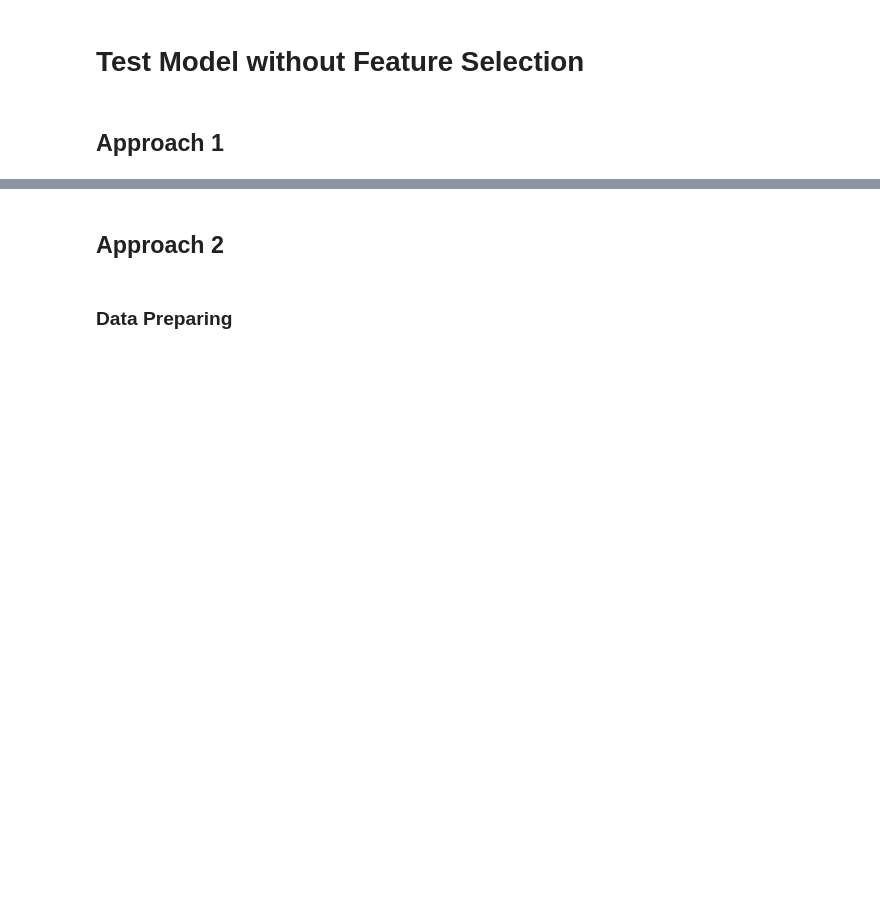
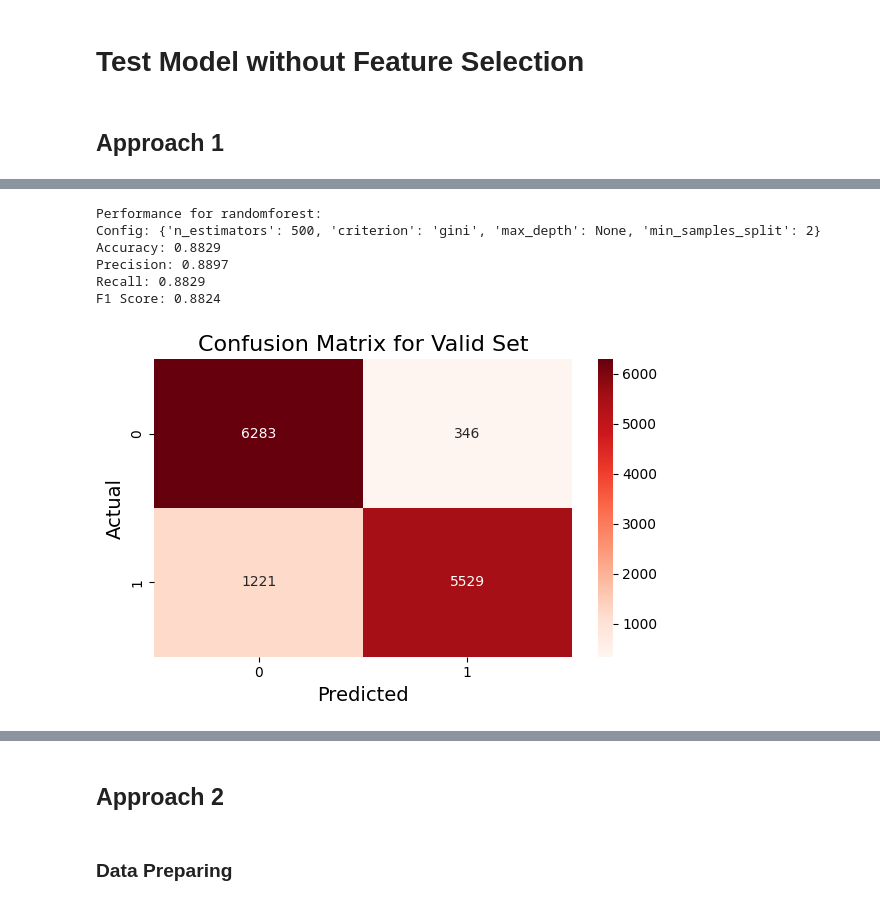
Before and after one commit to BaoVoThuong/4G_Behavior_Analysis, a Jupyter notebook: src/Model.ipynb, the cells around one changed output, grey strips where cells are left out. Saved outputs shown, nothing was run; the diff lists cells and outputs as text; code cells hidden in the pictures; blank space fills up the shorter version.

Commit message:
fix slide + Update model

```diff
--- a/src/Model.ipynb
+++ b/src/Model.ipynb
@@ -390,7 +378,7 @@ class MachineLearning:
         y_pred = model.predict(self.X_test)
         cm = confusion_matrix(self.Y_test, y_pred)
         plt.figure(figsize=(6, 4))
-        sns.heatmap(cm, annot=True, fmt='d', cmap='Blues')
+        sns.heatmap(cm, annot=True, fmt='d', cmap='Reds')
         plt.title(f"Confusion Matrix for {model_name}", fontsize=16)
         plt.xlabel("Predicted", fontsize=14)
         plt.ylabel("Actual", fontsize=14)
@@ -409,9 +397,13 @@ class MachineLearning:
         print(f"Recall: {recall_score(Y_test, y_pred, average='weighted'):.4f}")
         print(f"F1 Score: {f1_score(Y_test, y_pred, average='weighted'):.4f}")
         cm = confusion_matrix(Y_test, y_pred)
+        name = ''
+        if valid == True:
+            name = 'Valid Set'
+        else : name = 'Test Set'
         plt.figure(figsize=(6, 4))
-        sns.heatmap(cm, annot=True, fmt='d', cmap='Blues')
-        plt.title(f"Confusion Matrix for {model_name}", fontsize=16)
+        sns.heatmap(cm, annot=True, fmt='d', cmap='Reds')
+        plt.title(f"Confusion Matrix for {name}", fontsize=16)
         plt.xlabel("Predicted", fontsize=14)
         plt.ylabel("Actual", fontsize=14)
         plt.tight_layout()
@@ -511,7 +503,7 @@ class MachineLearning:
 # %% [markdown]
 ## Approach 1
 # %%
-def preprocess_data_approach1(user,context,mpu):
+def preprocess_data_approach1(user,context,mpu, resample = False):
     df = user.merge(context,on='id',how ='left')
     df= df.merge(mpu,on='id',how ='left')
     X = df.drop(columns=['accept','gender'])
@@ -522,6 +514,7 @@ def preprocess_data_approach1(user,context,mpu):
     X_encoded = encoder.fit_transform(X[categorical_cols])
     X_encoded_df = pd.DataFrame(X_encoded, columns=encoder.get_feature_names_out(categorical_cols))
     X = pd.concat([X[continuous_cols].reset_index(drop=True), X_encoded_df.reset_index(drop=True)], axis=1)
-    smote = SMOTE(sampling_strategy='auto', random_state=42)
-    X, y = smote.fit_resample(X, y)
+    if resample == True:
+        smote = SMOTE(sampling_strategy='auto', random_state=42)
+        X, y = smote.fit_resample(X, y)
     return X,y
@@ -565,0 +563,6 @@ ml_ap1.compare_models(['knn','logistic','mlp','decisiontree','randomforest','xgb
+# %%
+X,y = preprocess_data_approach1(user, context, mpu,True)
+X_test,y_test = preprocess_data_approach1(user_test, context_test, mpu_test,True)
+X_train,X_valid,y_train,y_valid = train_test_split(X,y,test_size = 0.2,random_state =42)
+# %%
+ml_ap1 = MachineLearning(X_train,X_valid,X_test,y_train,y_valid,y_test)
@@ -565,0 +601,11 @@ ml_ap1.compare_models(['knn','logistic','mlp','decisiontree','randomforest','xgb
+# %%
+# Test in Valid set
+ml_ap1.run_model('randomforest',True)
+# %% [output]
+Performance for randomforest:
+Config: {'n_estimators': 500, 'criterion': 'gini', 'max_depth': None, 'min_samples_split': 2}
+Accuracy: 0.8829
+Precision: 0.8897
+Recall: 0.8829
+F1 Score: 0.8824
+[figure, added]
```
Also changed, not shown: parts of 35 cells of this notebook, 2 other files.
